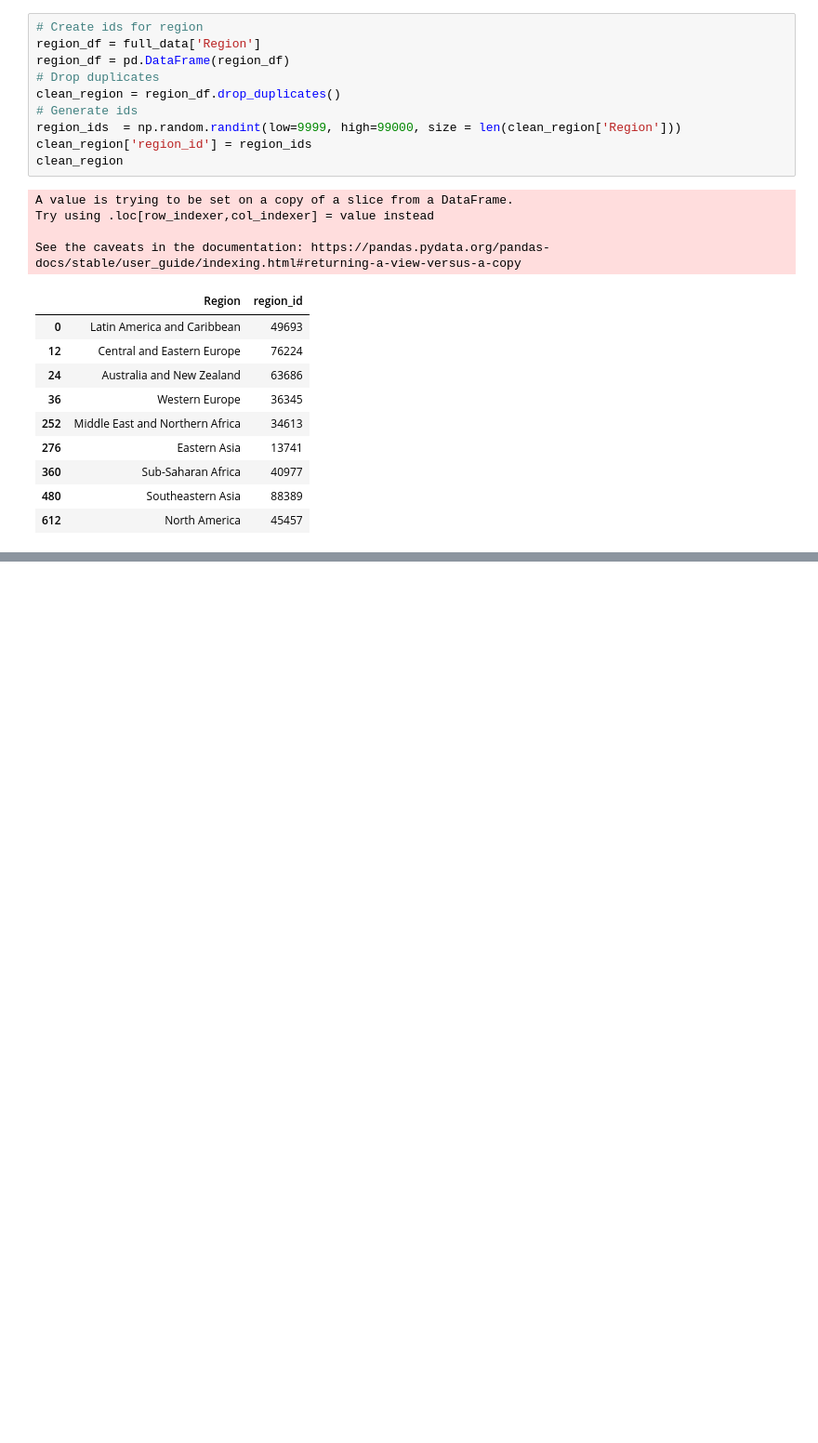
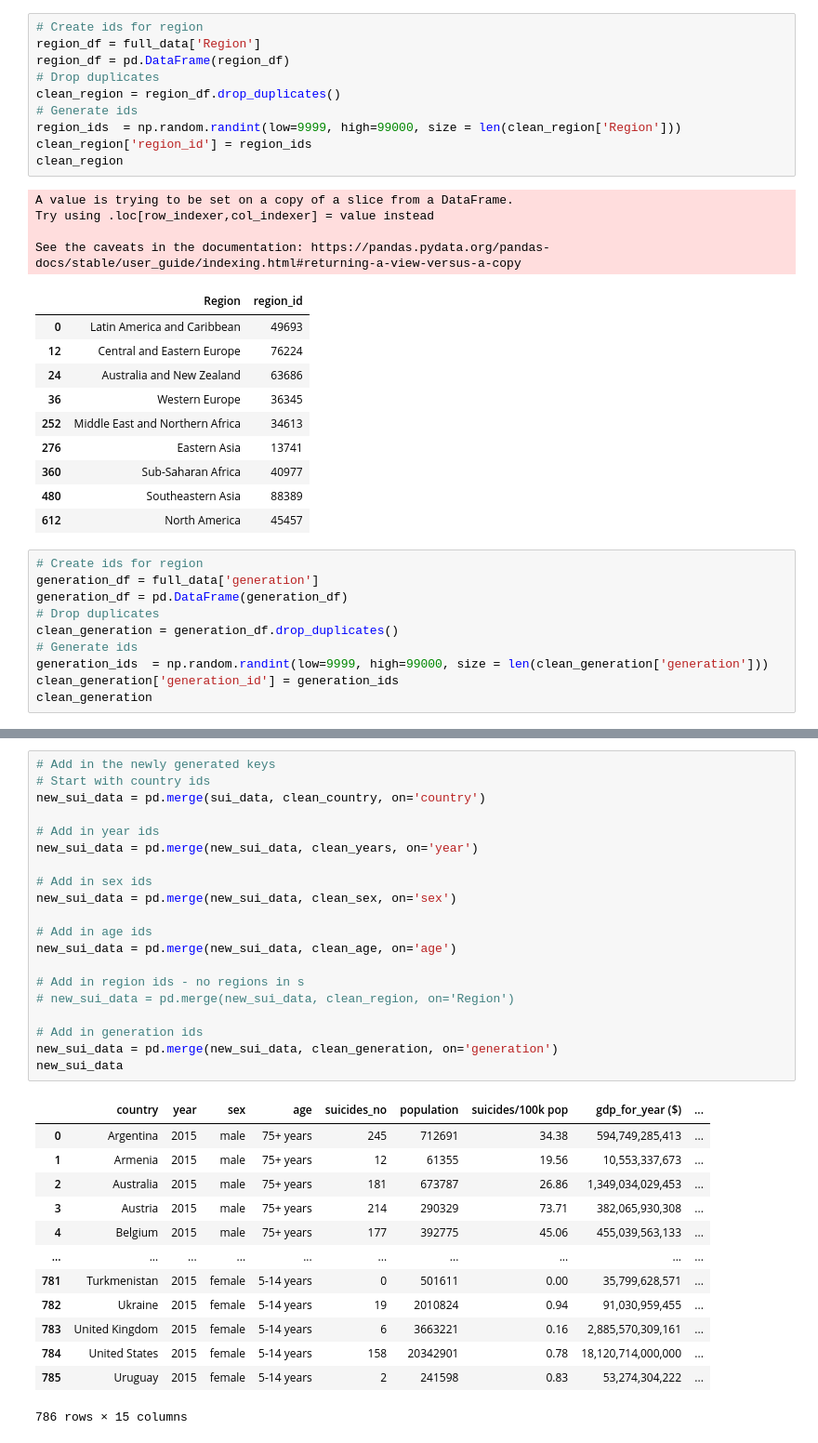
Before and after one commit to lake-walker/ETL-project, a Jupyter notebook: data_cleaning.ipynb, the cells around one changed output, grey strips where cells are left out. Shown at 93% size. Drawn from its saved outputs; the diff is of its cells as text; blank space fills up the shorter version.

```diff
--- a/Untitled.ipynb
+++ b/data_cleaning.ipynb
@@ -279,3 +279,13 @@ See the caveats in the documentation: https://pandas.pydata.org/pandas-docs/stab
 | 360 | Sub-Saharan Africa | 40977 |
 | 480 | Southeastern Asia | 88389 |
 | 612 | North America | 45457 |
+# %%
+# Create ids for region
+generation_df = full_data['generation']
+generation_df = pd.DataFrame(generation_df)
+# Drop duplicates
+clean_generation = generation_df.drop_duplicates()
+# Generate ids
+generation_ids  = np.random.randint(low=9999, high=99000, size = len(clean_generation['generation']))
+clean_generation['generation_id'] = generation_ids
+clean_generation
@@ -281,0 +303,34 @@ See the caveats in the documentation: https://pandas.pydata.org/pandas-docs/stab
+# %%
+# Add in the newly generated keys
+# Start with country ids
+new_sui_data = pd.merge(sui_data, clean_country, on='country')
+
+# Add in year ids
+new_sui_data = pd.merge(new_sui_data, clean_years, on='year')
+
+# Add in sex ids
+new_sui_data = pd.merge(new_sui_data, clean_sex, on='sex')
+
+# Add in age ids
+new_sui_data = pd.merge(new_sui_data, clean_age, on='age')
+
+# Add in region ids - no regions in s
+# new_sui_data = pd.merge(new_sui_data, clean_region, on='Region')
+
+# Add in generation ids
+new_sui_data = pd.merge(new_sui_data, clean_generation, on='generation')
+new_sui_data
+# %% [output]
+|  | country | year | sex | age | suicides_no | population | suicides/100k pop | gdp_for_year ($) | ... |
+| 0 | Argentina | 2015 | male | 75+ years | 245 | 712691 | 34.38 | 594,749,285,413 | ... |
+| 1 | Armenia | 2015 | male | 75+ years | 12 | 61355 | 19.56 | 10,553,337,673 | ... |
+| 2 | Australia | 2015 | male | 75+ years | 181 | 673787 | 26.86 | 1,349,034,029,453 | ... |
+| 3 | Austria | 2015 | male | 75+ years | 214 | 290329 | 73.71 | 382,065,930,308 | ... |
+| 4 | Belgium | 2015 | male | 75+ years | 177 | 392775 | 45.06 | 455,039,563,133 | ... |
+| ... | ... | ... | ... | ... | ... | ... | ... | ... | ... |
+| 781 | Turkmenistan | 2015 | female | 5-14 years | 0 | 501611 | 0.00 | 35,799,628,571 | ... |
+| 782 | Ukraine | 2015 | female | 5-14 years | 19 | 2010824 | 0.94 | 91,030,959,455 | ... |
+| 783 | United Kingdom | 2015 | female | 5-14 years | 6 | 3663221 | 0.16 | 2,885,570,309,161 | ... |
+| 784 | United States | 2015 | female | 5-14 years | 158 | 20342901 | 0.78 | 18,120,714,000,000 | ... |
+| 785 | Uruguay | 2015 | female | 5-14 years | 2 | 241598 | 0.83 | 53,274,304,222 | ... |
+786 rows × 15 columns
```
Also changed, not shown: parts of 3 cells of this notebook.
